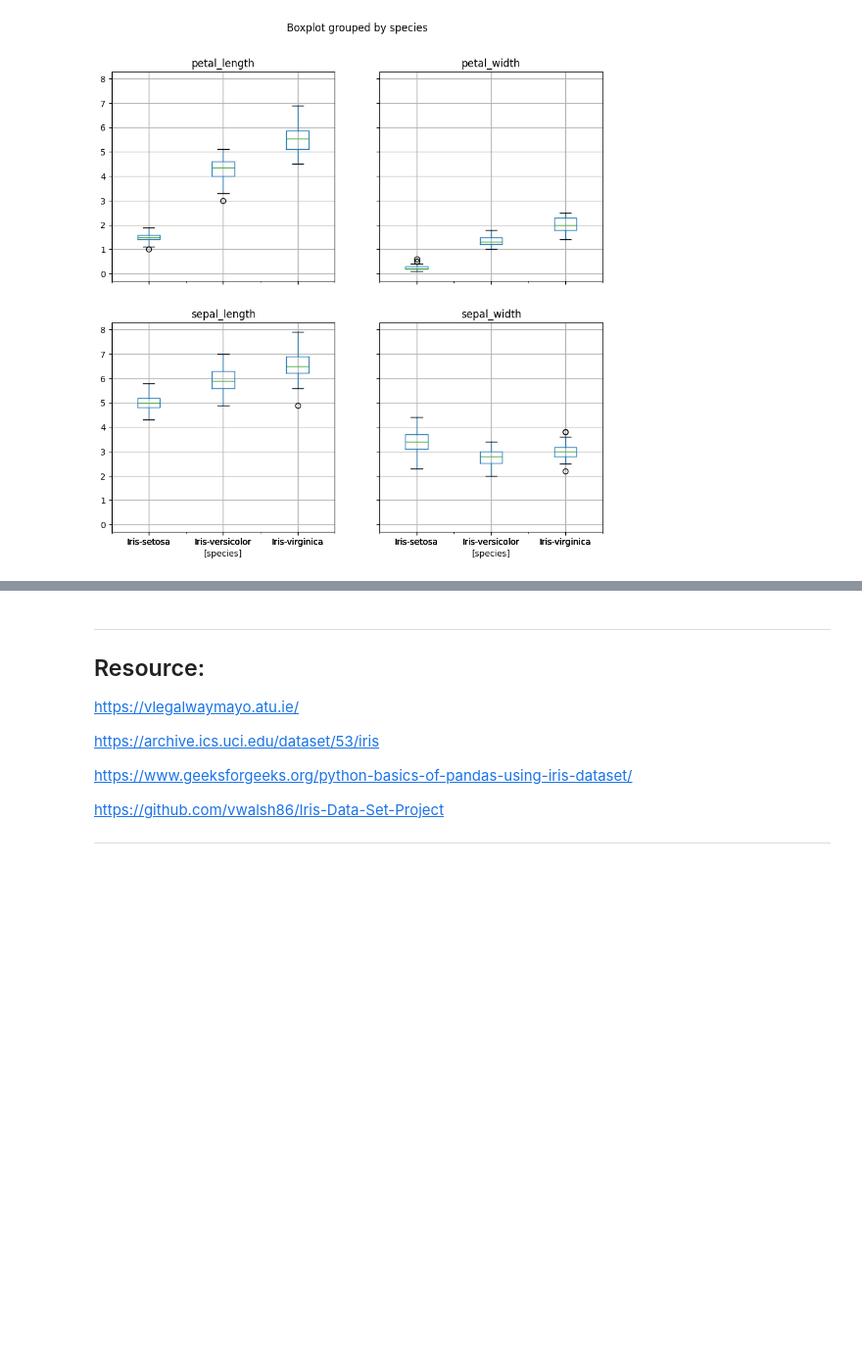
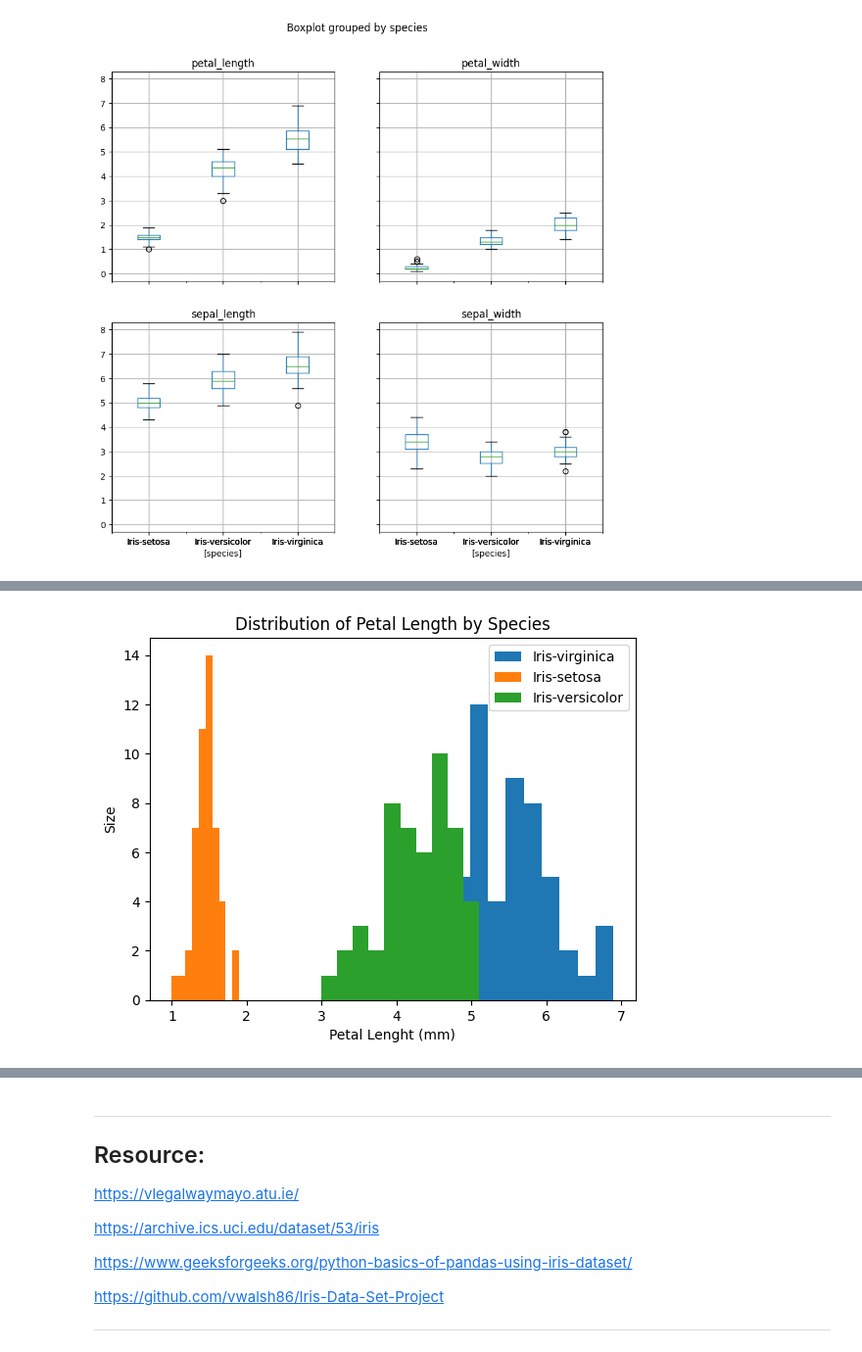
Before and after one commit to gusgoes/pands-project, a Jupyter notebook: analysis.ipynb, the cells around one changed output, grey strips where cells are left out. Shown at 98% size. Saved outputs shown, nothing was run; the diff lists cells and outputs as text; code cells hidden in the pictures; blank space fills up the shorter version.

```diff
--- a/analysis.ipynb
+++ b/analysis.ipynb
@@ -115,0 +154,9 @@ plt.savefig('iris_boxplot.png')
+# %%
+iris_species.groupby('species')['petal_length'].plot(kind='hist', legend=True)
+plt.xlabel('Petal Lenght (mm)')
+plt.ylabel('Size')
+plt.title('Distribution of Petal Length by Species')
+plt.savefig('iris_petal_length.png')
+plt.show()
+# %% [output]
+[figure, added]
```
Also changed, not shown: parts of 4 cells of this notebook, 4 other files.
